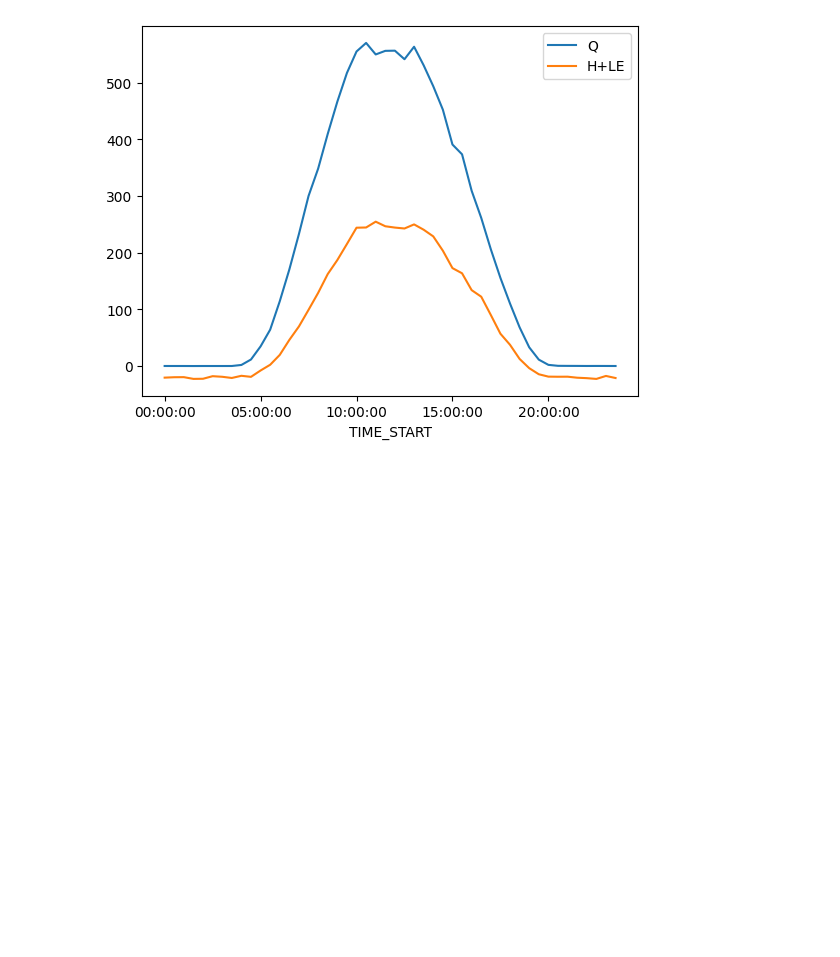
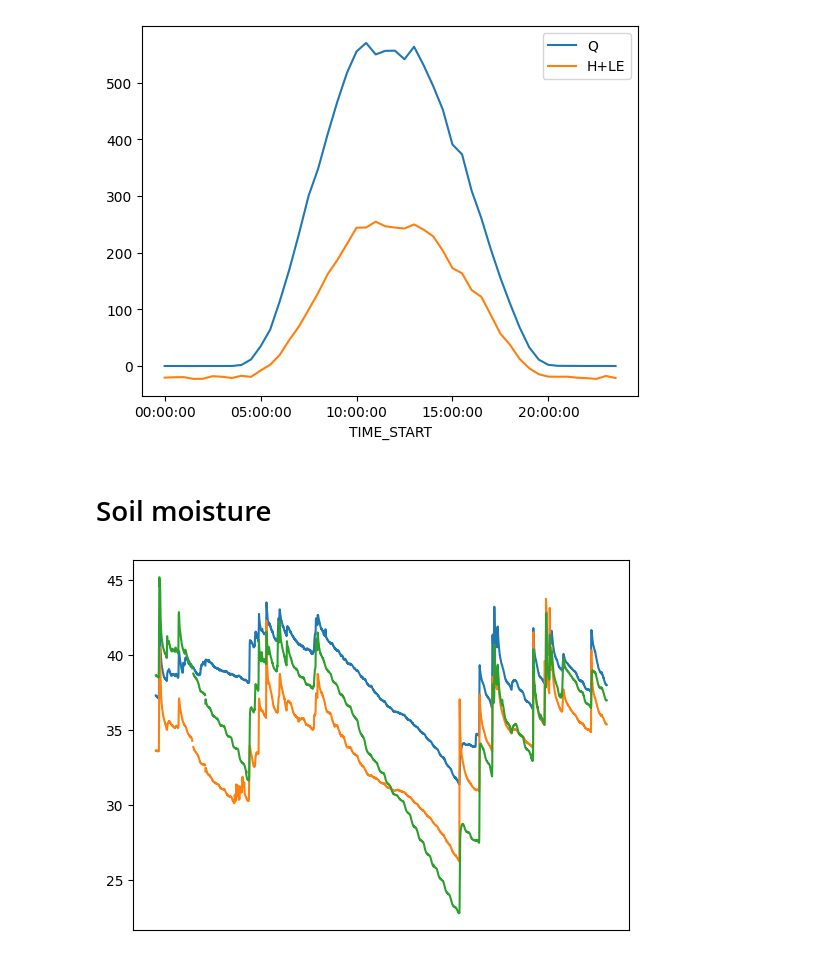
Before and after one commit to justusm00/ebc-project, a Jupyter notebook: data_2024/analysis_2024.ipynb, the cells around one changed output. Drawn from its saved outputs; the diff is of its cells as text; code cells hidden in the pictures; blank space fills up the shorter version.

```diff
--- a/data_2024/analysis_2024.ipynb
+++ b/data_2024/analysis_2024.ipynb
@@ -254,3 +254,15 @@ df_goew[["Q", "H+LE"]].plot()
 # %% [output]
 <Axes: xlabel='TIME_START'>
 [figure]
+# %% [markdown]
+# Soil moisture
+# %%
+# plot soil
+plt.figure()
+plt.plot(meteo_goew["TIMESTAMP_START"], meteo_goew["soilMoisture_1_5cm"])
+plt.plot(meteo_goew["TIMESTAMP_START"], meteo_goew["soilMoisture_2_5cm"])
+plt.plot(meteo_goew["TIMESTAMP_START"], meteo_goew["soilMoisture_3_5cm"])
+plt.xticks([])
+plt.show()
+# %% [output]
+[figure, added]
```
Also changed, not shown: 7 other files.
